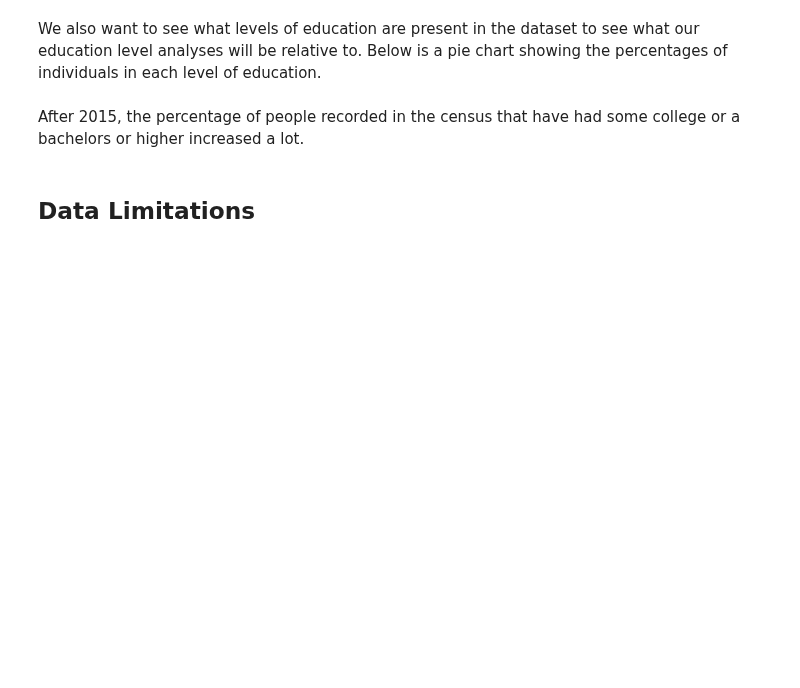
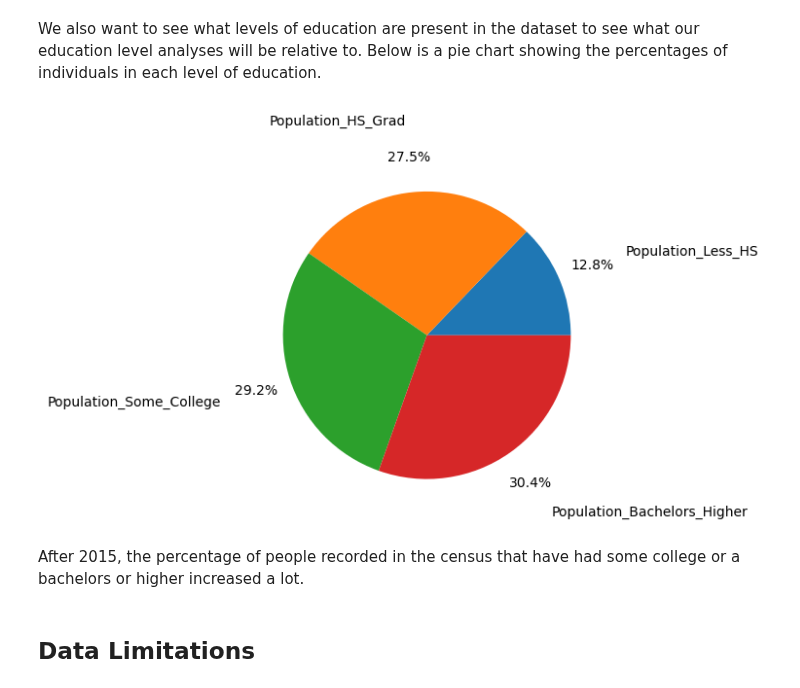
Before and after one commit to Matty67889/info-2950-project, a Jupyter notebook: Main.ipynb, the cells around one changed output. Drawn from its saved outputs; the diff is of its cells as text; code cells hidden in the pictures; blank space fills up the shorter version.

```diff
--- a/Main.ipynb
+++ b/Main.ipynb
@@ -76,8 +98,11 @@ display_pie_chart_for_year(race_df, 2015, labels)
 # %% [markdown]
 We also want to see what levels of education are present in the dataset to see what our education level analyses will be relative to. Below is a pie chart showing the percentages of individuals in each level of education.
 # %%
-labels = ['Population_Less_HS', 'Population_HS_Grad', 'Population_Some_College', 'Population_Bachelors_Higher']
+labels = ['Population_Less_HS', 'Population_HS_Grad',
+          'Population_Some_College', 'Population_Bachelors_Higher']
 display_pie_chart_for_year(edu_df, 2014, labels)
+# %% [output]
+[figure, added]
 # %% [markdown]
 After 2015, the percentage of people recorded in the census that have had some college or a bachelors or higher increased a lot.
 # %% [markdown]
```
Also changed, not shown: parts of 4 cells of this notebook.
